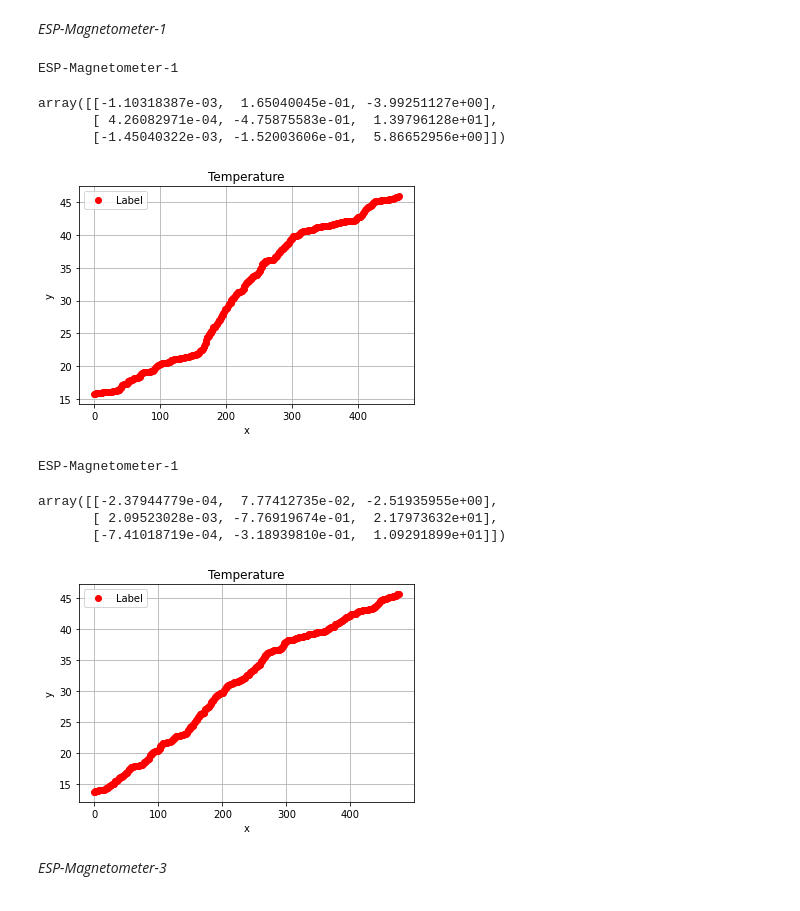
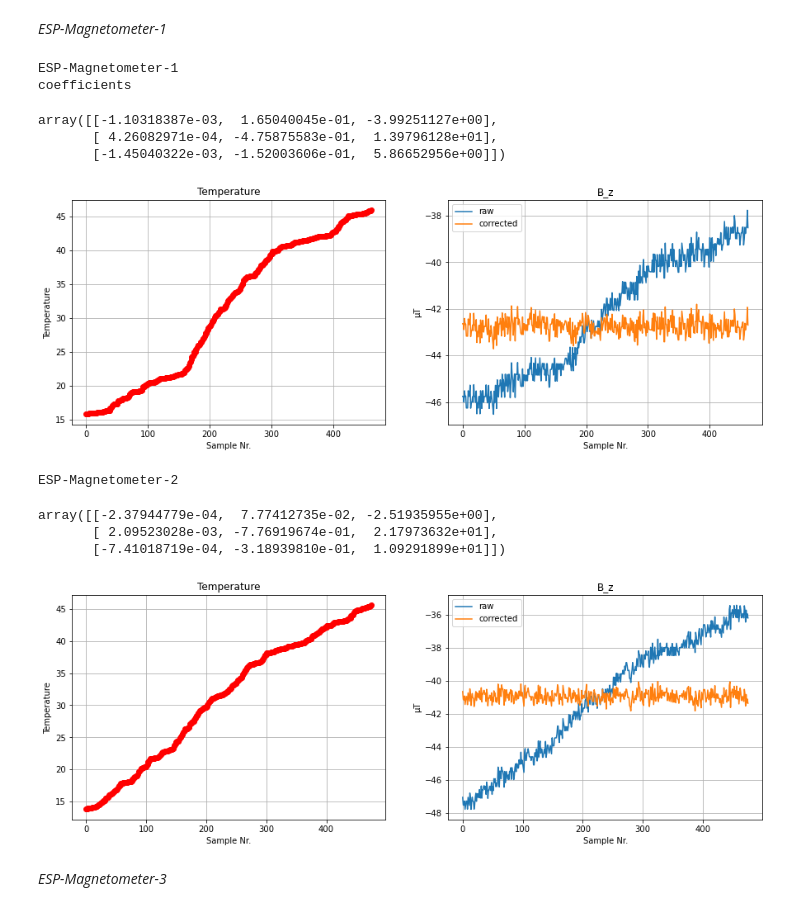
Before and after one commit to JuliusHen/Geophyphox-Excursion, a Jupyter notebook: Arduino/Processing Notebooks/T_correction.ipynb, the cells around one changed output. Cells and saved outputs as stored; diff of their text form; code cells hidden in the pictures.

Commit message:
Added plots for control purposes

```diff
--- a/Arduino/Processing Notebooks/T_correction.ipynb
+++ b/Arduino/Processing Notebooks/T_correction.ipynb
@@ -69,52 +69,82 @@ def T_correction_coef(df,T0=25):
     T_coef[1,:] = np.polyfit(T,offsets[:,1],2)
     T_coef[2,:] = np.polyfit(T,offsets[:,2],2)
     return(T_coef)
+
+def T_correction(df,coeff):
+    """
+    Uses the coeffiecients to calculate T-corrected values.
+    For checking purposes.
+
+    Parameters:
+    df:      dataframe containing x-y-z-T
+    coeff:   coefficients calculates by the T_correction_coef() function
+
+    Returns:
+    B_cor:  T-corrected magnetic field values
+    """
+    x = df["T"]
+    B_cor       = np.zeros((len(df),3))
+    B_cor[:,0]  = (df["x"] + (coeff[0,0]*x**2+coeff[0,1]* x + coeff[0,2]))
+    B_cor[:,1]  = (df["y"] +(coeff[1,0]*x**2+coeff[1,1]* x + coeff[1,2]))
+    B_cor[:,2]  = (df["z"] +(coeff[2,0]*x**2+coeff[2,1]* x + coeff[2,2]))
+    return B_cor
 # %% [markdown]
 *ESP-Magnetometer-1*
 # %%
-df  = pd.read_csv(r"C:\Users\julik\sciebo\Arduino\Final\Data\Temperature\T1_1.txt",delim_whitespace=True,names=["x","y","z","T"])
+df  = pd.read_csv(r"C:\Users\julik\sciebo\Master\Geophyphox\Arduino\Data\Temperature Correction\T1_1.txt",delim_whitespace=True,names=["x","y","z","T"])
 #Sorting data by temperature
 df.sort_values(by='T',ascending=True,inplace=True)
 df.reset_index(drop=True,inplace=True)
+coeff = T_correction_coef(df,T0=np.mean(df["T"]))
+B_cor = T_correction(df,coeff)
 
-fig,ax = plt.subplots()
-ax.plot(df["T"],"ro",label="Label",)
+fig,ax = plt.subplots(1,2,figsize=(15,5),sharex=True)
+ax[0].plot(df["T"],"ro")
+ax[0].set(title="Temperature",xlabel="Sample Nr.",ylabel="Temperature")
+ax[0].grid()
+ax[1].plot(df["z"],label="raw")
+ax[1].plot(B_cor[:,2],label="corrected")
+ax[1].set(title="B_z",xlabel="Sample Nr.",ylabel="µT")
+ax[1].grid()
+ax[1].legend()
 
-ax.set(title="Temperature",xlabel="x",ylabel="y")
-ax.grid()
-ax.legend()
-coeff = T_correction_coef(df,T0=np.mean(df["T"]))
 # coeff = T_correction_coef(df,df[])
 print("ESP-Magnetometer-1")
 coeff
 # %% [output]
 ESP-Magnetometer-1
+coefficients
 array([[-1.10318387e-03,  1.65040045e-01, -3.99251127e+00],
        [ 4.26082971e-04, -4.75875583e-01,  1.39796128e+01],
        [-1.45040322e-03, -1.52003606e-01,  5.86652956e+00]])
-[figure, old version]
+[figure, new version]
 # %%
-df  = pd.read_csv(r"C:\Users\julik\sciebo\Arduino\Final\Data\Temperature\T2.txt",delim_whitespace=True,names=["x","y","z","T"])
+df  = pd.read_csv(r"C:\Users\julik\sciebo\Master\Geophyphox\Arduino\Data\Temperature Correction\T2.txt",delim_whitespace=True,names=["x","y","z","T"])
 #Sorting data by temperature
 df.sort_values(by='T',ascending=True,inplace=True)
 df.reset_index(drop=True,inplace=True)
+coeff = T_correction_coef(df,T0=np.mean(df["T"]))
+B_cor = T_correction(df,coeff)
 
-fig,ax = plt.subplots()
-ax.plot(df["T"],"ro",label="Label",)
+fig,ax = plt.subplots(1,2,figsize=(15,5),sharex=True)
+ax[0].plot(df["T"],"ro")
+ax[0].set(title="Temperature",xlabel="Sample Nr.",ylabel="Temperature")
+ax[0].grid()
+ax[1].plot(df["z"],label="raw")
+ax[1].plot(B_cor[:,2],label="corrected")
+ax[1].set(title="B_z",xlabel="Sample Nr.",ylabel="µT")
+ax[1].grid()
+ax[1].legend()
 
-ax.set(title="Temperature",xlabel="x",ylabel="y")
-ax.grid()
-ax.legend()
-coeff = T_correction_coef(df,T0=np.mean(df["T"]))
 # coeff = T_correction_coef(df,df[])
-print("ESP-Magnetometer-1")
+print("ESP-Magnetometer-2")
 coeff
 # %% [output]
-ESP-Magnetometer-1
+ESP-Magnetometer-2
 array([[-2.37944779e-04,  7.77412735e-02, -2.51935955e+00],
        [ 2.09523028e-03, -7.76919674e-01,  2.17973632e+01],
        [-7.41018719e-04, -3.18939810e-01,  1.09291899e+01]])
-[figure, old version]
+[figure, new version]
 # %% [markdown]
 *ESP-Magnetometer-3*
 # %%
```
Also changed, not shown: parts of 13 cells of this notebook.
